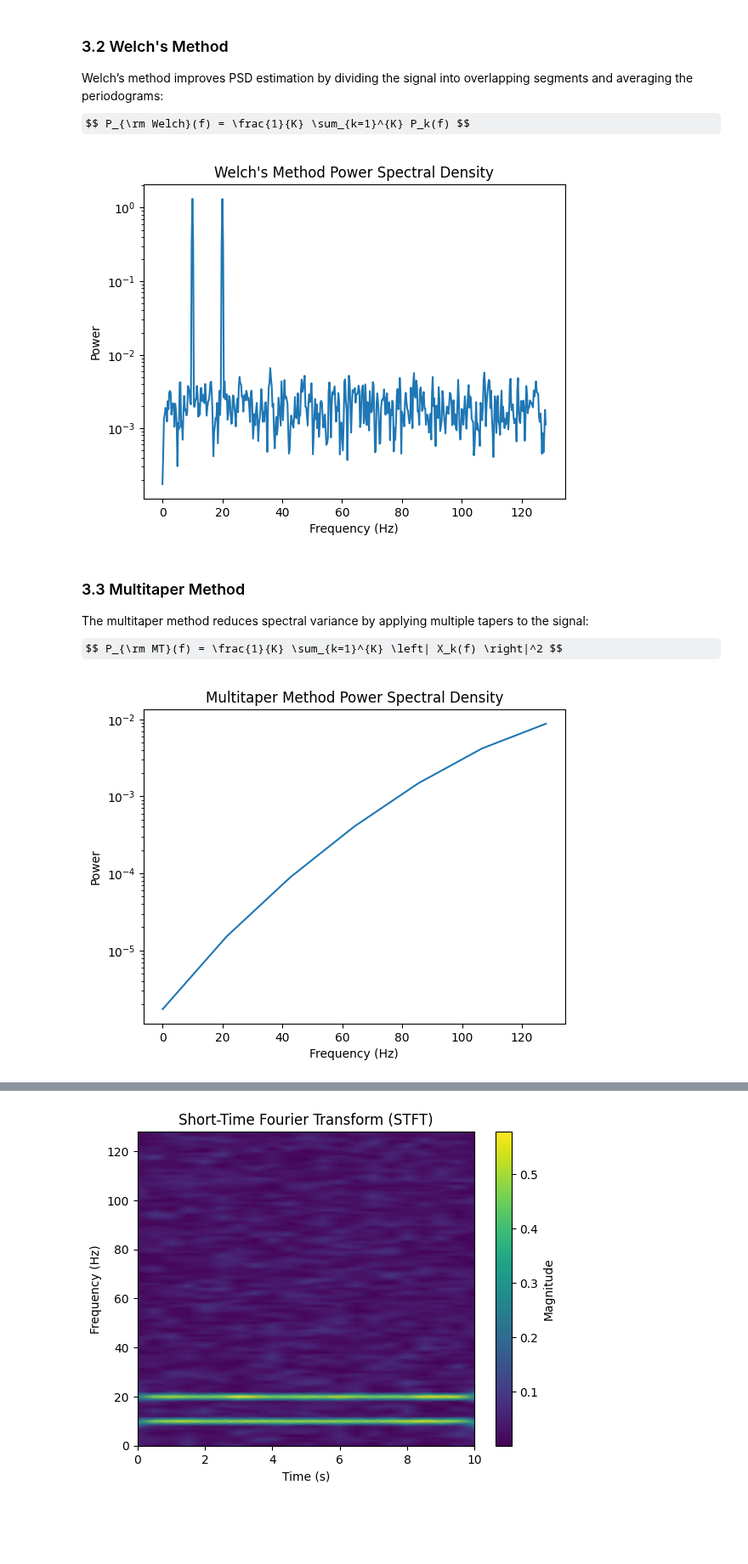
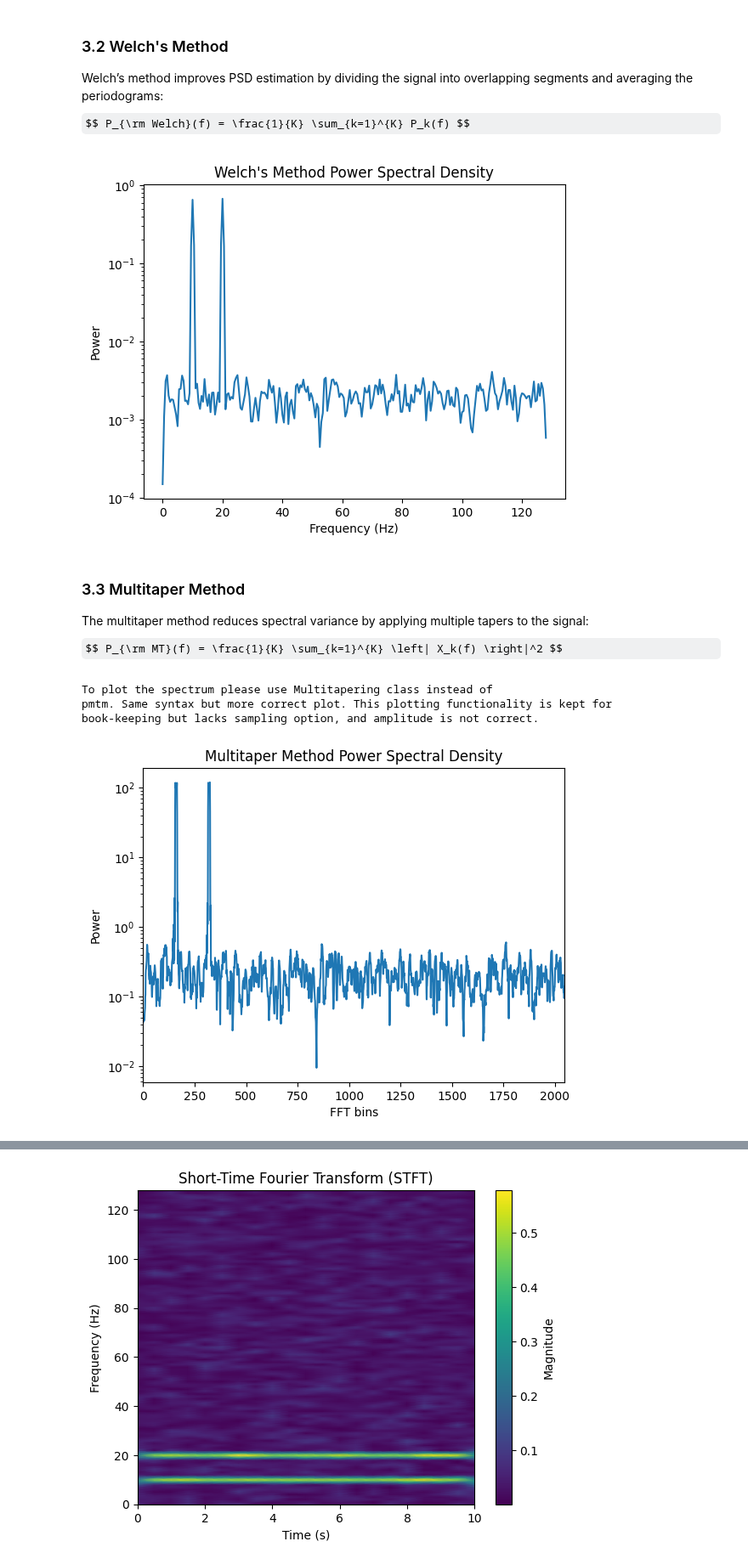
Before and after one commit to SMC-AAU-CPH/SPIS, a Jupyter notebook: 03-Fourier-Transform/03-MED-EEG.ipynb, the cells around one changed output, grey strips where cells are left out. Shown at 85% size. Cells and saved outputs as stored; diff of their text form; code cells hidden in the pictures; some formulas as TeX source; blank space fills up the shorter version.

Commit message:
More AR, STFT and EEG book code git

```diff
--- a/03-Fourier-Transform/03-MED-EEG.ipynb
+++ b/03-Fourier-Transform/03-MED-EEG.ipynb
@@ -129,7 +151,7 @@ plt.show()
 Welch’s method improves PSD estimation by dividing the signal into overlapping segments and averaging the periodograms:
 $$ P_{\rm Welch}(f) = \frac{1}{K} \sum_{k=1}^{K} P_k(f) $$
 # %%
-freqs_welch, psd_welch = welch(signal, fs=fs, nperseg=1024)
+freqs_welch, psd_welch = welch(signal, fs=fs, nperseg=512) #noverlap default is nperseg/2
 plt.figure()
 plt.semilogy(freqs_welch, psd_welch)
 plt.title("Welch's Method Power Spectral Density")
@@ -137,19 +159,21 @@ plt.xlabel("Frequency (Hz)")
 plt.ylabel("Power")
 plt.show()
 # %% [output]
-[figure, old version]
+[figure, new version]
 # %% [markdown]
 ### 3.3 Multitaper Method
 The multitaper method reduces spectral variance by applying multiple tapers to the signal:
 $$ P_{\rm MT}(f) = \frac{1}{K} \sum_{k=1}^{K} \left| X_k(f) \right|^2 $$
 # %%
-Sk, weights, _ = pmtm(signal, NW=3.5, show=False)
-freqs_mt = np.linspace(0, fs/2, len(Sk))
-plt.figure()
-plt.semilogy(freqs_mt, np.mean(Sk, axis=1))
+Sk, weights, _ = pmtm(signal, NW=3, show=True)
+# Change nw, note that the autoplot has bins instead frequencies
+plt.xlim(0,len(weights)/2)
 plt.title("Multitaper Method Power Spectral Density")
-plt.xlabel("Frequency (Hz)")
+plt.xlabel("FFT bins")
 plt.ylabel("Power")
 plt.show()
 # %% [output]
+To plot the spectrum please use Multitapering class instead of
+pmtm. Same syntax but more correct plot. This plotting functionality is kept for
+book-keeping but lacks sampling option, and amplitude is not correct.
-[figure, old version]
+[figure, new version]
```
Also changed, not shown: parts of 8 cells of this notebook.
